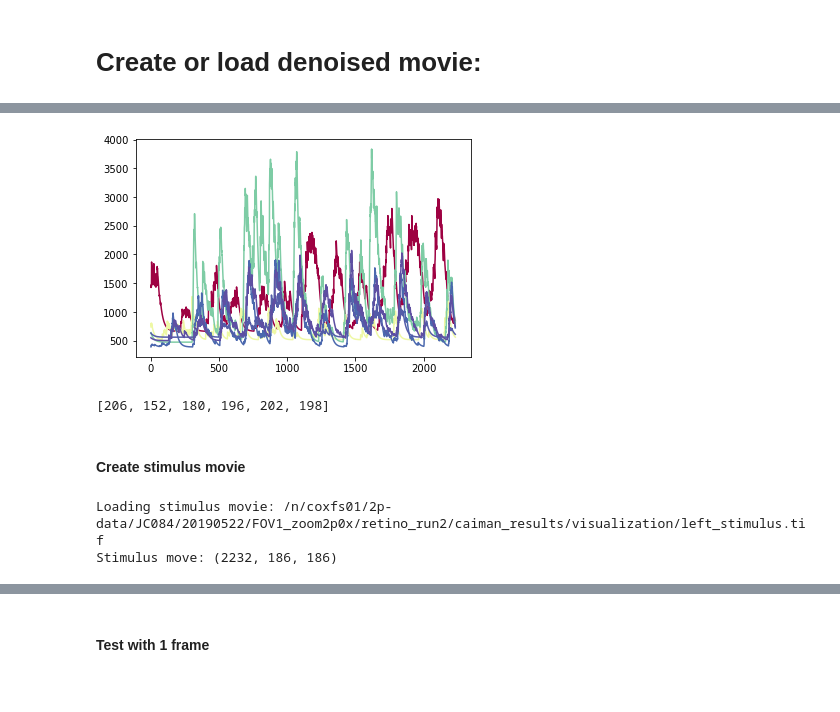
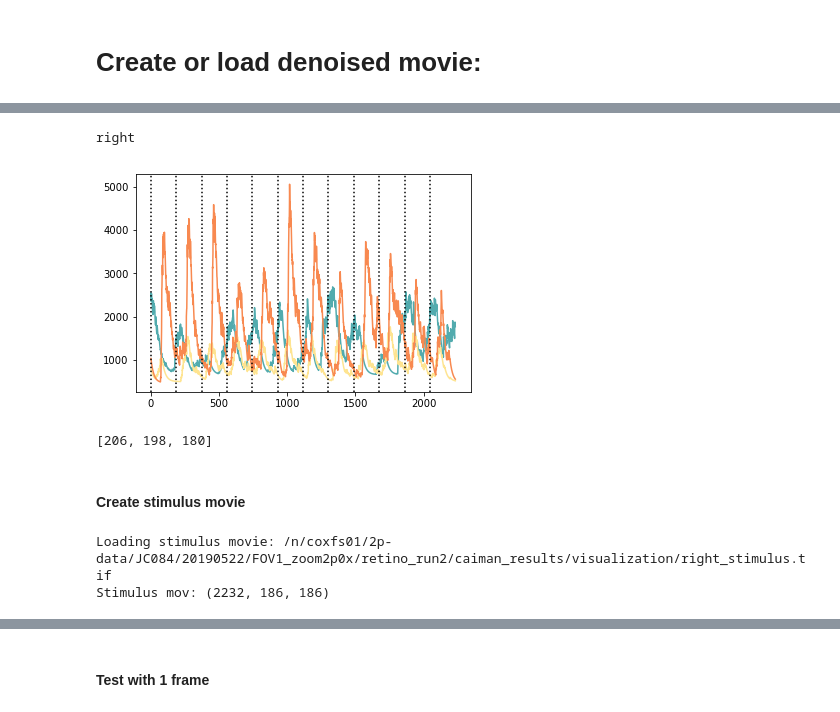
Before and after one commit to julianarhee/2p-pipeline, a Jupyter notebook: pipeline/python/classifications/notebooks/visualize_retinotopy_repsonses.ipynb, the cells around one changed output, grey strips where cells are left out. Saved outputs shown, nothing was run; the diff lists cells and outputs as text; code cells hidden in the pictures.

```diff
--- a/pipeline/python/classifications/notebooks/visualize_retinotopy_repsonses.ipynb
+++ b/pipeline/python/classifications/notebooks/visualize_retinotopy_repsonses.ipynb
@@ -375,5 +376,7 @@ Curr cond: left
 # %%
-mag_thr = 0.05
-strong_cells = [i for i in magratios.index.tolist() if all(magratios.iloc[i]>=mag_thr)]
+mag_thr = 0.06
+#strong_cells = [i for i in magratios.index.tolist() if all(magratios.iloc[i]>=mag_thr)]
+strong_cells = [i for i in magratios.index.tolist() if magratios['left'][i]>=mag_thr]
+
 len(strong_cells)
 # %% [output]
@@ -397,17 +402,21 @@ for roi in roi_list:
 # %%
 #roi_list = [206, 152, 180, 198]
+roi_list = [206, 198, 180]
-# %%
-phase_min = min([phase_array_cont[roi] for roi in roi_list])
-phase_max = max([phase_array_cont[roi] for roi in roi_list])
-
-roi_colors = sns.color_palette('Spectral', len(roi_list))
-
-
-norm = mpl.colors.Normalize(vmin=phase_min,vmax=phase_max)
-cmap = pl.cm.Spectral
-roi_cdict = dict((roi, cmap(norm(phase_array_cont[roi]))) for roi in roi_list)
 # %%
-pl.figure()
+use_full_range = True
+
+if use_full_range:
+    vmax = 2*np.pi-1.5 #phase_max
+    vmin = 0 # phase_min
+else:
+    vmax = phase_max
+    vmin = phase_min
+
+norm = mpl.colors.Normalize(vmin=vmin,vmax=vmax)
+cmap = pl.cm.Spectral_r
+roi_cdict = dict((roi, cmap(norm(phase_array_cont[roi]))) for roi in roi_list)
+cmap_name = 'Spectral_r'
+
 nrois, d1, d2 = masks.shape
 
 all_masks = np.ones((d1, d2), dtype=phase_array_cont.dtype) * 100
@@ -417,9 +426,12 @@ for rid in roi_list:
     msk = np.ma.masked_where(tmp_mask==0, tmp_mask)
 
     all_masks[tmp_mask > 0] = 1. * phase_array_cont[rid]
-    pl.imshow(msk, cmap=
-              'Spectral', vmin=0, vmax=2*np.pi)
 
+
+
+mask_overlay = np.ma.masked_where(all_masks==100, all_masks)
+pl.figure()
+pl.imshow(mask_overlay, cmap=cmap_name, vmin=vmin, vmax=vmax)
 pl.colorbar()
 # %% [output]
 <matplotlib.colorbar.Colorbar at 0x...>
@@ -434,14 +439,17 @@ pl.imshow(mask_overlay, cmap='Spectral', vmin=phase_min, vmax=phase_max)
 # %%
 pl.figure()
-
+print(curr_cond)
 for rid in roi_list:
     pl.plot(traces[curr_cond][rid], color=roi_cdict[rid])
+for cyc in cycle_starts:
+    pl.axvline(x=cyc,color='k', linestyle=':')
 # %% [output]
+right
-[figure, old version]
+[figure, new version]
 # %%
 roi_list
 # %% [output]
-[206, 152, 180, 196, 202, 198]
+[206, 198, 180]
 # %% [markdown]
 #### Create stimulus movie
 # %%
@@ -470,18 +478,20 @@ else:
     else:
         stimulus[0:2, :] = 1
 
+    direction = -1 if curr_cond in ['right', 'top'] else 1
     iframes = [int(round(i)) for i in iframes]
     pos_int = 0
     stim_list=[]
     for fi, fpos in enumerate(iframes):
-        stimulus = np.roll(stimulus, 1, axis=1)
+        stimulus = np.roll(stimulus, direction, axis=1)
         stim_list.append(stimulus)
     stim_mov = np.array(stim_list)
 
     # Save movie:
     stimulus_mov = np.vstack([stim_mov for _ in range(n_cycles)]) * 255
     tf.imsave(stim_mov_fpath, stimulus_mov)
-print("Stimulus move:", stimulus_mov.shape)
+
+print("Stimulus mov:", stimulus_mov.shape)
 # %% [output]
-Loading stimulus movie: /n/coxfs01/2p-data/JC084/20190522/FOV1_zoom2p0x/retino_run2/caiman_results/visualization/left_stimulus.tif
-Stimulus move: (2232, 186, 186)
+Loading stimulus movie: /n/coxfs01/2p-data/JC084/20190522/FOV1_zoom2p0x/retino_run2/caiman_results/visualization/right_stimulus.tif
+Stimulus mov: (2232, 186, 186)
```
Also changed, not shown: parts of 29 cells of this notebook.
